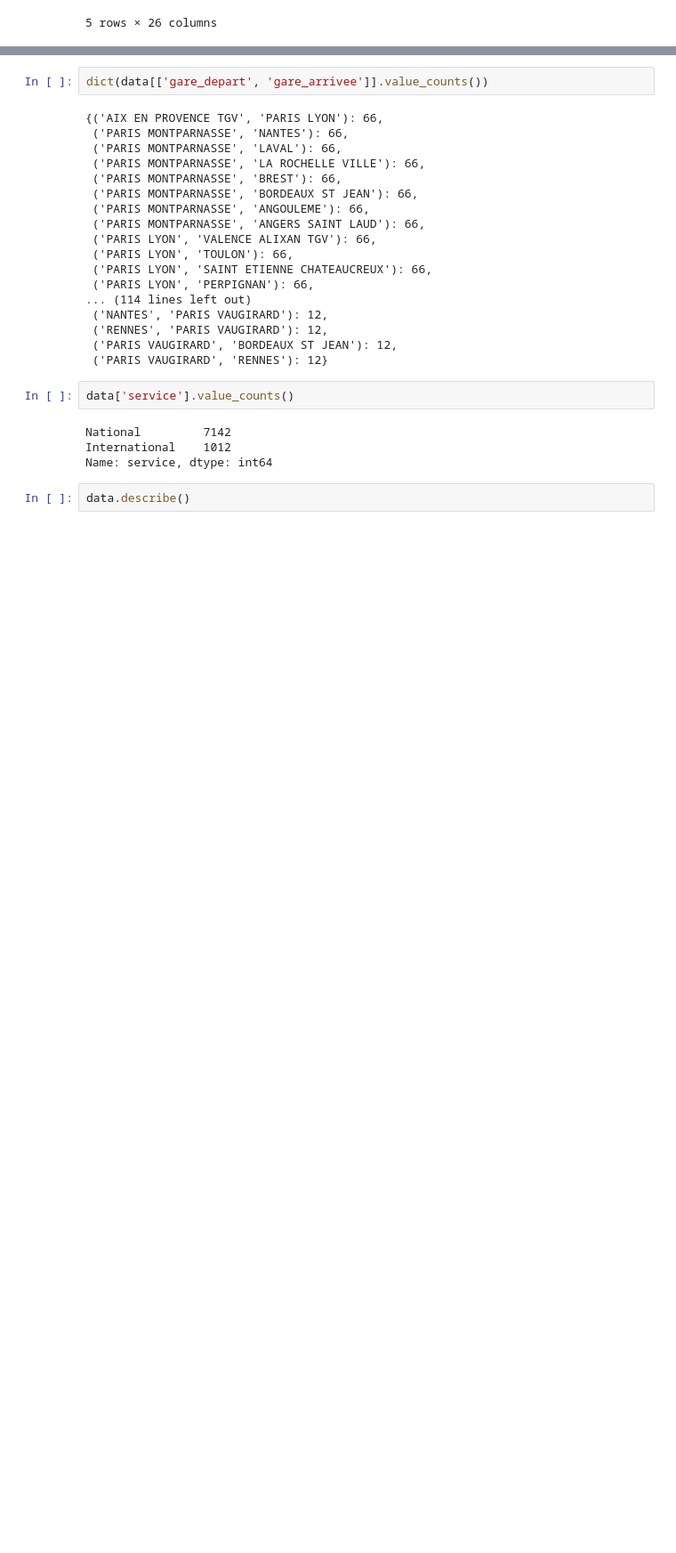
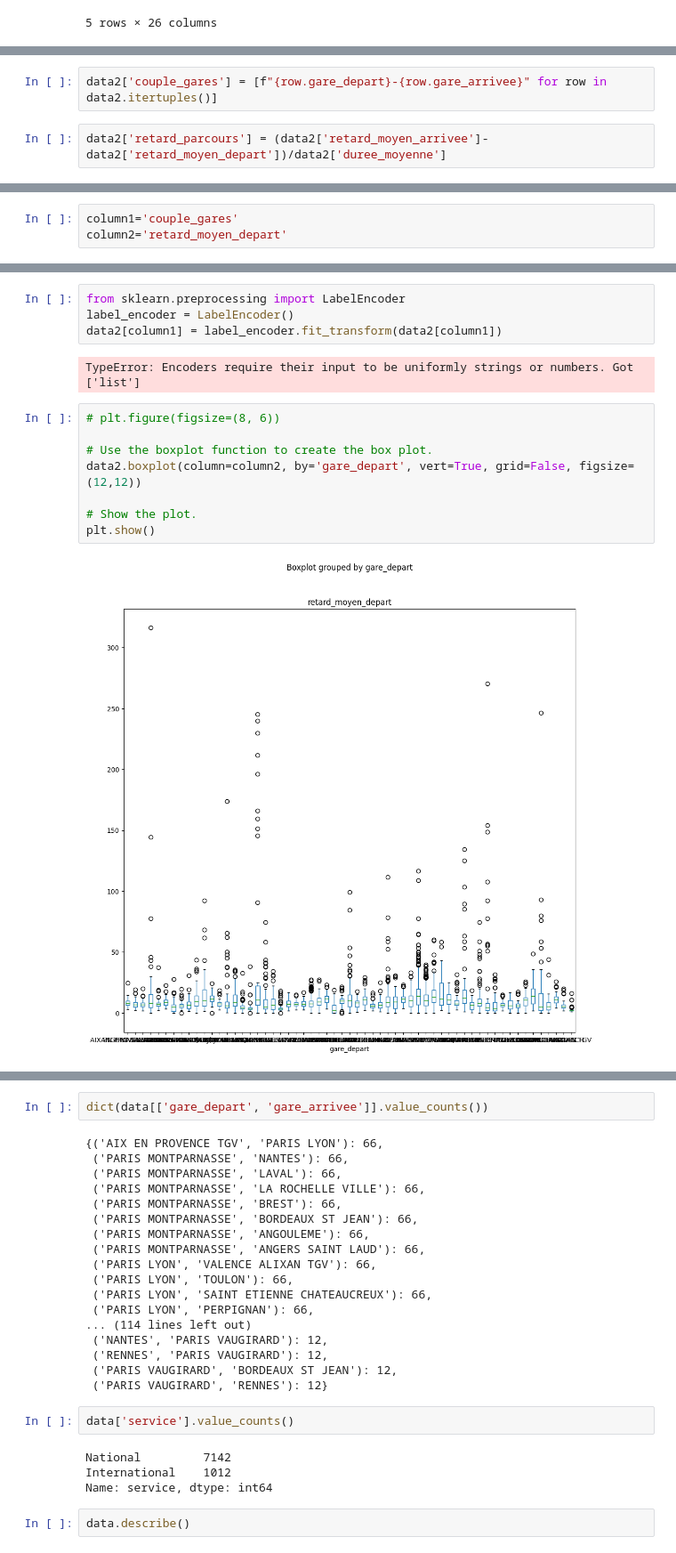
Before and after one commit to robincolinet/sncf_td1_gr1, a Jupyter notebook: data_exploration.ipynb, the cells around one changed output, grey strips where cells are left out. Shown at 89% size. Saved outputs shown, nothing was run; the diff lists cells and outputs as text; blank space fills up the shorter version.

Commit message:
Data exploration

```diff
--- a/data_exploration.ipynb
+++ b/data_exploration.ipynb
@@ -17,0 +31,4 @@ data.head()
+# %%
+data2['couple_gares'] = [f"{row.gare_depart}-{row.gare_arrivee}" for row in data2.itertuples()]
+# %%
+data2['retard_parcours'] = (data2['retard_moyen_arrivee']-data2['retard_moyen_depart'])/data2['duree_moyenne']
@@ -17,0 +51,3 @@ data.head()
+# %%
+column1='couple_gares'
+column2='retard_moyen_depart'
@@ -17,0 +78,16 @@ data.head()
+# %%
+from sklearn.preprocessing import LabelEncoder
+label_encoder = LabelEncoder()
+data2[column1] = label_encoder.fit_transform(data2[column1])
+# %% [output]
+TypeError: Encoders require their input to be uniformly strings or numbers. Got ['list']
+# %%
+# plt.figure(figsize=(8, 6))
+
+# Use the boxplot function to create the box plot.
+data2.boxplot(column=column2, by='gare_depart', vert=True, grid=False, figsize=(12,12))
+
+# Show the plot.
+plt.show()
+# %% [output]
+[figure, added]
```
Also changed, not shown: parts of 22 cells of this notebook.
